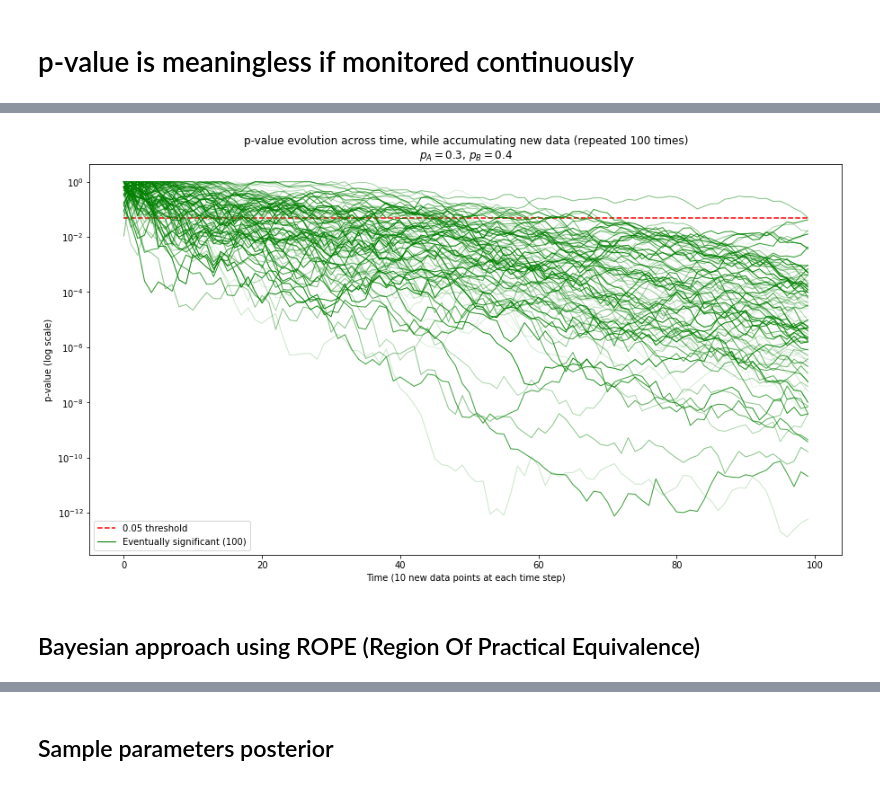
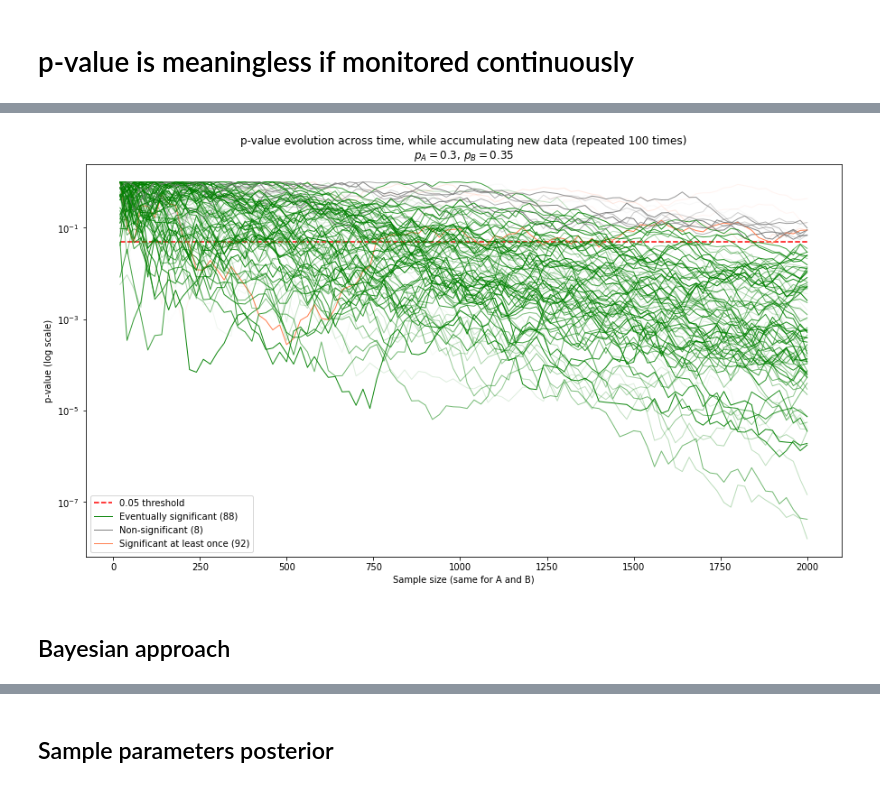
Before and after one commit to tbelhalfaoui/bayesian-sandbox, a Jupyter notebook: bayesian_abtest.ipynb, the cells around one changed output, grey strips where cells are left out. Saved outputs shown, nothing was run; the diff lists cells and outputs as text; code cells hidden in the pictures.

```diff
--- a/bayesian_abtest.ipynb
+++ b/bayesian_abtest.ipynb
@@ -62,13 +70,24 @@ def gather_more_data(samples_a, samples_b, prob_a, prob_b, step_size, bayesian):
 # %%
-def generate_trajectory(prob_a, prob_b, length, step_size, bayesian=True, seed=0):
+def generate_trajectory(prob_a, prob_b, length, step_size, seed=0):
     np.random.seed(seed)
     samples_a = np.array([])
     samples_b = np.array([])
     experiments = []
     for i in tqdm(range(length)):
-        experiment, samples_a, samples_b = gather_more_data(samples_a, samples_b,
-                                                            prob_a, prob_b, step_size, bayesian=bayesian)
-        experiments.append(experiment)
-    return pd.DataFrame(experiments)
+        samples_a = np.concatenate([samples_a, np.random.binomial(1, prob_a, size=step_size)])
+        samples_b = np.concatenate([samples_b, np.random.binomial(1, prob_b, size=step_size)])
+        args = {
+            'successes_a': samples_a.sum(),
+            'successes_b': samples_b.sum(),
+            'n_samples_a': len(samples_a),
+            'n_samples_b': len(samples_b),
+        }
+        experiments.append({
+            **args, **bayesian_analysis(**args), **frequentist_analysis(**args),
+        })
+    df = pd.DataFrame(experiments)
+    prior = bayesian_analysis(0, 0, 0, 0)
+    df['bayes_factor'] = (1 - df.proba_h0) / df.proba_h0 * prior['proba_h0'] / (1 - prior['proba_h0'])
+    return df
 # %%
 def plot_trajectory(trajectory):
@@ -90,7 +108,7 @@ try:
         trajectories_h0 = pickle.load(f)
 except FileNotFoundError:
     def generate_trajectory_(seed):
-        return generate_trajectory(prob_a=.3, prob_b=.3, length=100, step_size=10, bayesian=True, seed=seed)
+        return generate_trajectory(prob_a=.3, prob_b=.3, length=100, step_size=20, seed=seed)
 
     trajectories_h0 = process_map(generate_trajectory_, range(100), max_workers=4)
 
@@ -102,7 +120,7 @@ try:
         trajectories_h1 = pickle.load(f)
 except FileNotFoundError:
     def generate_trajectory_(seed):
-        return generate_trajectory(prob_a=.3, prob_b=.4, length=100, step_size=10, bayesian=True, seed=seed)
+        return generate_trajectory(prob_a=.3, prob_b=.35, length=100, step_size=20, seed=seed)
 
     trajectories_h1 = process_map(generate_trajectory_, range(100), max_workers=4)
 
@@ -117,14 +135,14 @@ def plot_pvalue_trajectories(trajectories, proba_a, proba_b):
         'coral': f'Significant at least once ({sum(((traj.pvalue <= .05).any()).sum() for traj in trajectories)})',
         'gray': f'Non-significant ({sum(((traj.pvalue > .05).all()).sum() for traj in trajectories)})',
     }
-    plt.figure(figsize=(15, 8))
     plt.yscale('log')
     plt.title(f'p-value evolution across time, '
               f'while accumulating new data (repeated {len(trajectories)} times)\n'
               f'$p_A = {proba_a}$, $p_B = {proba_b}$')
-    plt.xlabel('Time (10 new data points at each time step)')
+    plt.xlabel('Sample size (same for A and B)')
     plt.ylabel('p-value (log scale)')
-    plt.plot([.05] * len(trajectories[0]), linestyle='dashed', color='red', label='0.05 threshold')
+    plt.plot(trajectories[0].n_samples_a, [.05] * len(trajectories[0]),
+             linestyle='dashed', color='red', label='0.05 threshold')
     for traj in trajectories:
         if traj.pvalue.iloc[-1] <= .05:
             color = 'green'
@@ -137,7 +155,7 @@ def plot_pvalue_trajectories(trajectories, proba_a, proba_b):
         if label:
             alpha = 1
             del labels[color]
-        plt.plot(traj.pvalue, color=color, linewidth=1, label=label, alpha=alpha)
+        plt.plot(traj.n_samples_a, traj.pvalue, color=color, linewidth=1, label=label, alpha=alpha)
     _ = plt.legend()
 # %%
 plot_pvalue_trajectories(trajectories_h0, .3, .3)
@@ -146,6 +202,6 @@ plot_pvalue_trajectories(trajectories_h0, .3, .3)
 # %%
-plot_pvalue_trajectories(trajectories_h1, .3, .4)
+plot_pvalue_trajectories(trajectories_h1, .3, .35)
 # %% [output]
-[figure, old version]
+[figure, new version]
 # %% [markdown]
-## Bayesian approach using ROPE (Region Of Practical Equivalence)
+## Bayesian approach
```
Also changed, not shown: parts of 57 cells of this notebook, 3 other files.
